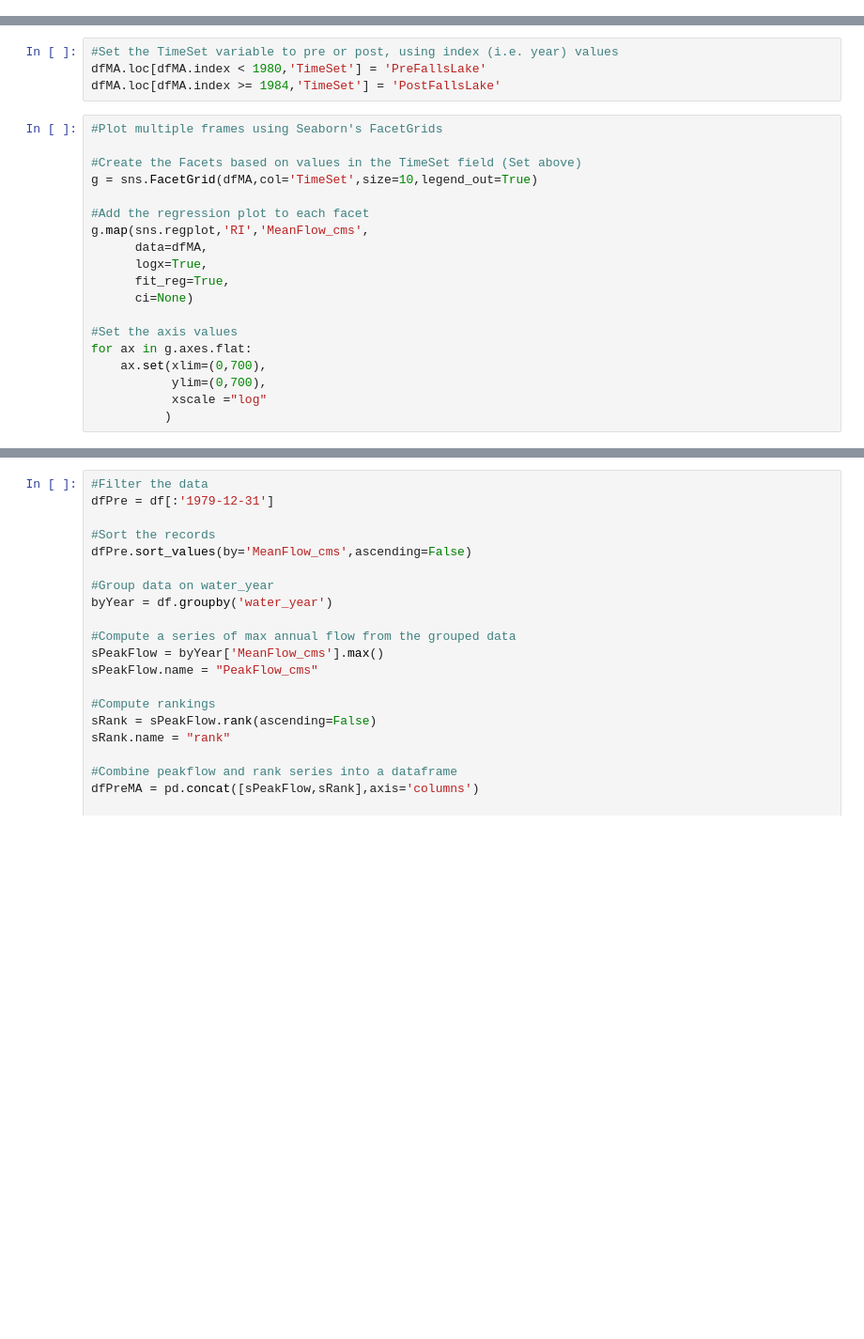
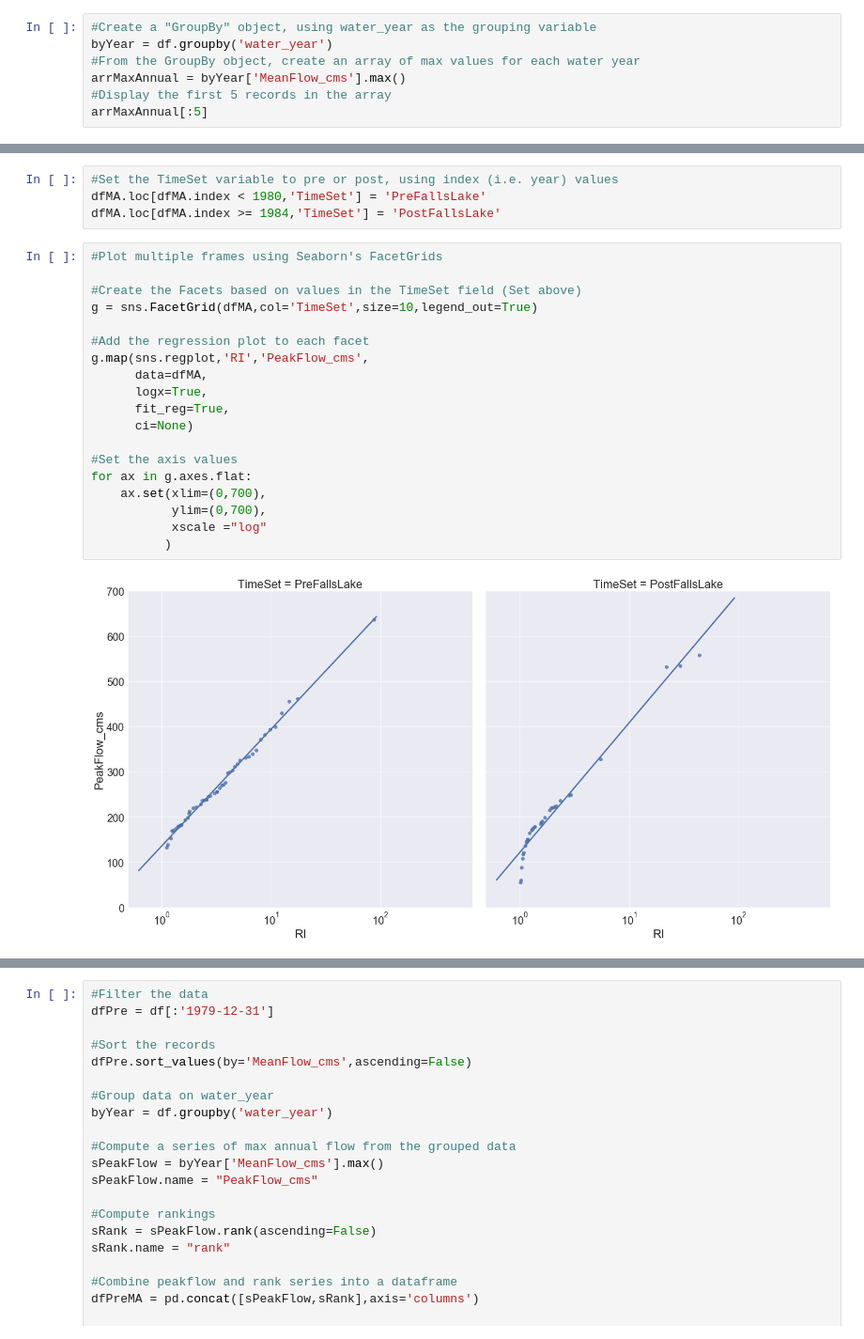
Before and after one commit to johnpfay/Water-Data-Bootcamp, a Jupyter notebook: 1_StreamFlow/Python/03-Flood-Frequency-Analysis.ipynb, the cells around one changed output, grey strips where cells are left out. Shown at 94% size. Cells and saved outputs as stored; diff of their text form; blank space fills up the shorter version.

```diff
--- a/1_StreamFlow/Python/03-Flood-Frequency-Analysis.ipynb
+++ b/1_StreamFlow/Python/03-Flood-Frequency-Analysis.ipynb
@@ -46,0 +46,7 @@ dfMaxAnnual.head()
+# %%
+#Create a "GroupBy" object, using water_year as the grouping variable
+byYear = df.groupby('water_year')
+#From the GroupBy object, create an array of max values for each water year
+arrMaxAnnual = byYear['MeanFlow_cms'].max()
+#Display the first 5 records in the array
+arrMaxAnnual[:5]
@@ -148,22 +207,24 @@ dfMA.loc[dfMA.index >= 1984,'TimeSet'] = 'PostFallsLake'
 # %%
 #Plot multiple frames using Seaborn's FacetGrids
 
 #Create the Facets based on values in the TimeSet field (Set above)
 g = sns.FacetGrid(dfMA,col='TimeSet',size=10,legend_out=True)
 
 #Add the regression plot to each facet
-g.map(sns.regplot,'RI','MeanFlow_cms',
+g.map(sns.regplot,'RI','PeakFlow_cms',
       data=dfMA,
       logx=True,
       fit_reg=True,
       ci=None)
 
 #Set the axis values
 for ax in g.axes.flat:
     ax.set(xlim=(0,700),
            ylim=(0,700),
            xscale ="log"
           )
+# %% [output]
+[figure, added]
 # %%
 #Create the canvas (fig) and axes (ax) objects, setting the figure size
 fig, ax = plt.subplots(figsize=(20,16))
```
Also changed, not shown: parts of 22 cells of this notebook.
